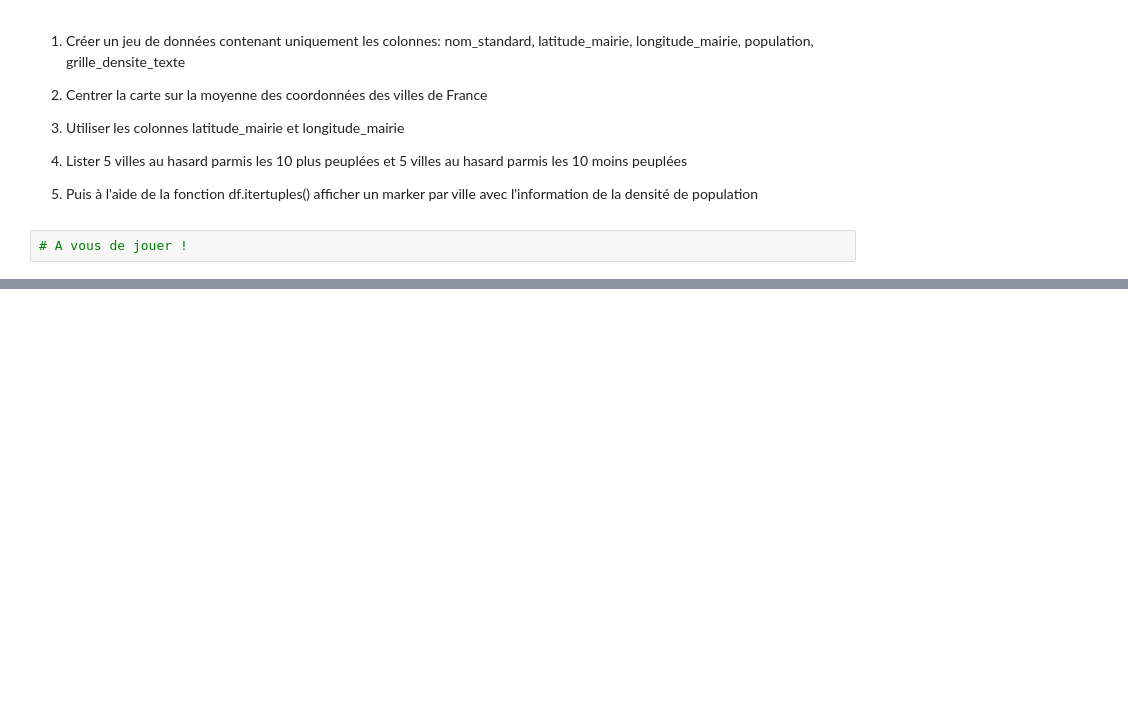
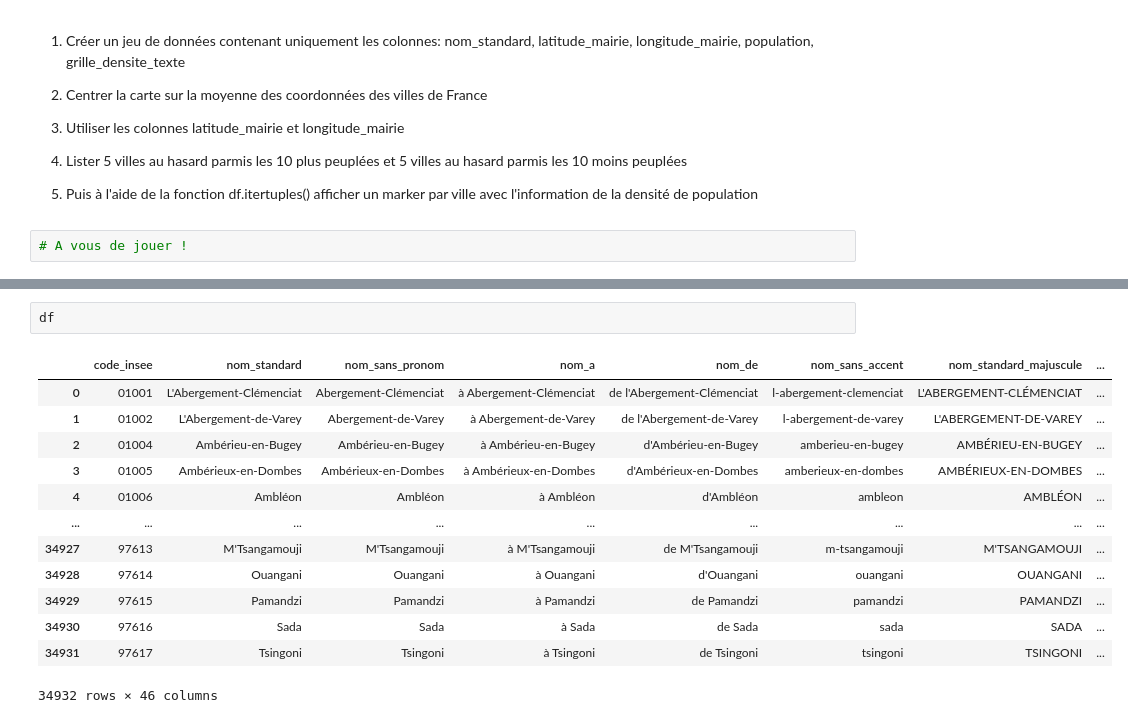
Before and after one commit to ldom1/sorbonne_mimo_python, a Jupyter notebook: 6_manipulation_donnees_pandas/0_cours.ipynb, the cells around one changed output, grey strips where cells are left out. Saved outputs shown, nothing was run; the diff lists cells and outputs as text; blank space fills up the shorter version.

```diff
--- a/6_manipulation_donnees_pandas/0_cours.ipynb
+++ b/6_manipulation_donnees_pandas/0_cours.ipynb
@@ -1103,0 +1110,16 @@ La librairie Nominatim permet quant-à elle de localiser votre position de multi
+# %%
+df
+# %% [output]
+|  | code_insee | nom_standard | nom_sans_pronom | nom_a | nom_de | nom_sans_accent | nom_standard_majuscule | ... |
+| 0 | 01001 | L'Abergement-Clémenciat | Abergement-Clémenciat | à Abergement-Clémenciat | de l'Abergement-Clémenciat | l-abergement-clemenciat | L'ABERGEMENT-CLÉMENCIAT | ... |
+| 1 | 01002 | L'Abergement-de-Varey | Abergement-de-Varey | à Abergement-de-Varey | de l'Abergement-de-Varey | l-abergement-de-varey | L'ABERGEMENT-DE-VAREY | ... |
+| 2 | 01004 | Ambérieu-en-Bugey | Ambérieu-en-Bugey | à Ambérieu-en-Bugey | d'Ambérieu-en-Bugey | amberieu-en-bugey | AMBÉRIEU-EN-BUGEY | ... |
+| 3 | 01005 | Ambérieux-en-Dombes | Ambérieux-en-Dombes | à Ambérieux-en-Dombes | d'Ambérieux-en-Dombes | amberieux-en-dombes | AMBÉRIEUX-EN-DOMBES | ... |
+| 4 | 01006 | Ambléon | Ambléon | à Ambléon | d'Ambléon | ambleon | AMBLÉON | ... |
+| ... | ... | ... | ... | ... | ... | ... | ... | ... |
+| 34927 | 97613 | M'Tsangamouji | M'Tsangamouji | à M'Tsangamouji | de M'Tsangamouji | m-tsangamouji | M'TSANGAMOUJI | ... |
+| 34928 | 97614 | Ouangani | Ouangani | à Ouangani | d'Ouangani | ouangani | OUANGANI | ... |
+| 34929 | 97615 | Pamandzi | Pamandzi | à Pamandzi | de Pamandzi | pamandzi | PAMANDZI | ... |
+| 34930 | 97616 | Sada | Sada | à Sada | de Sada | sada | SADA | ... |
+| 34931 | 97617 | Tsingoni | Tsingoni | à Tsingoni | de Tsingoni | tsingoni | TSINGONI | ... |
+34932 rows × 46 columns
```
Also changed, not shown: parts of 14 cells of this notebook, 13 other files.
